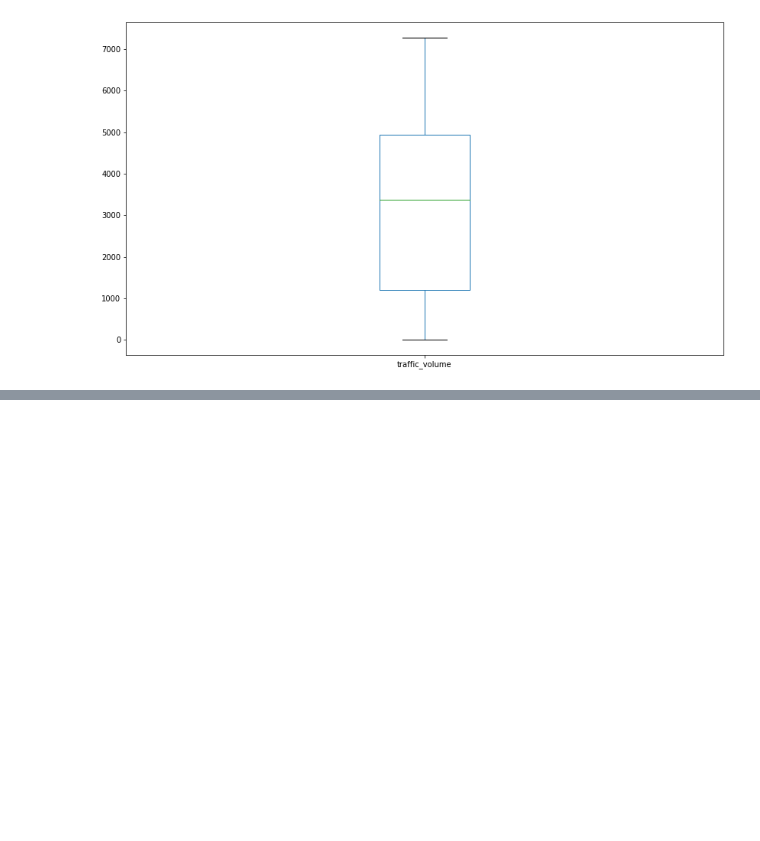
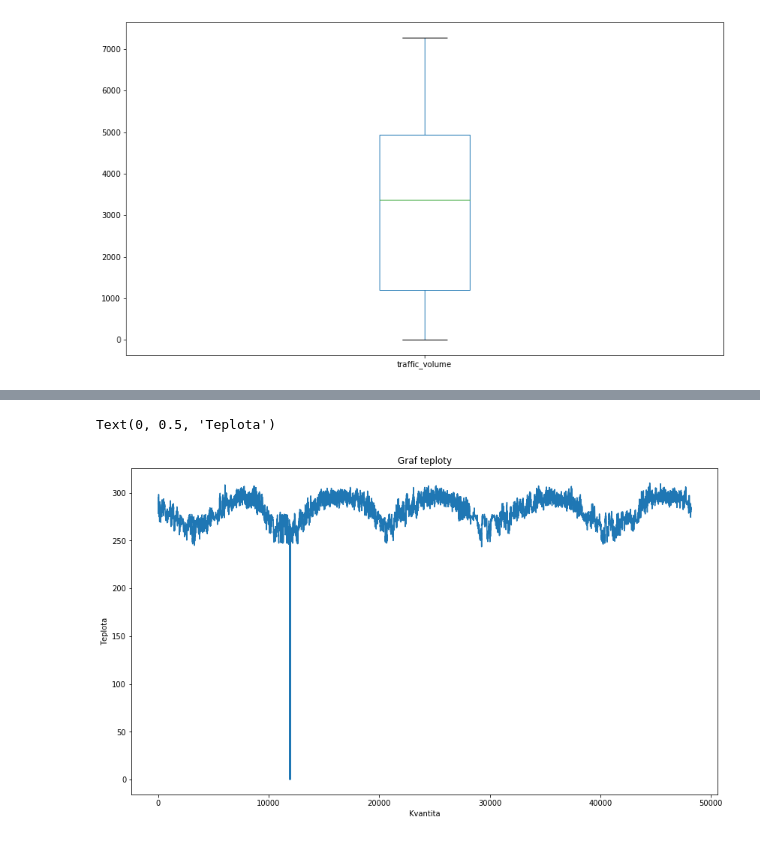
Before and after one commit to DimDir/Pandas_SK, a Jupyter notebook: 11_ Grafy_Cast_1_Matplotlib.ipynb, the cells around one changed output, grey strips where cells are left out. Cells and saved outputs as stored; diff of their text form; code cells hidden in the pictures; blank space fills up the shorter version.

```diff
--- a/11_ Grafy_Cast_1_Matplotlib.ipynb
+++ b/11_ Grafy_Cast_1_Matplotlib.ipynb
@@ -115,0 +132,13 @@ to be continued...
+# %%
+import matplotlib.pyplot as plt
+
+plt.figure(figsize=(14, 8))
+
+plt.plot(data['temp'])
+
+plt.title('Graf teploty')
+plt.xlabel('Kvantita')
+plt.ylabel('Teplota')
+# %% [output]
+Text(0, 0.5, 'Teplota')
+[figure, added]
```
Also changed, not shown: parts of 26 cells of this notebook.
